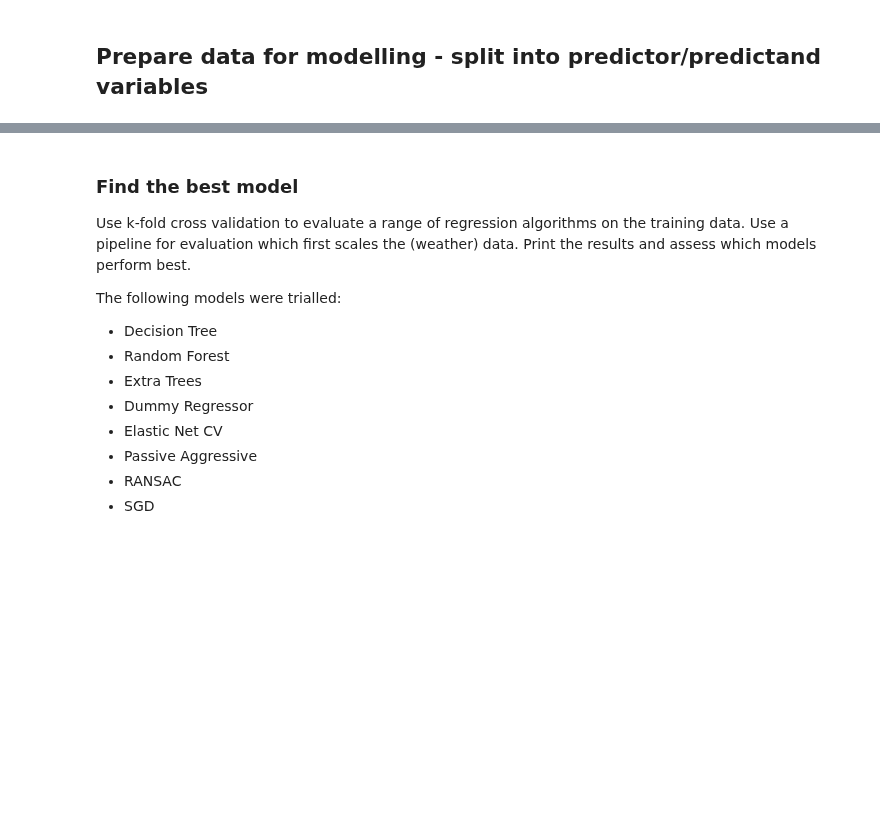
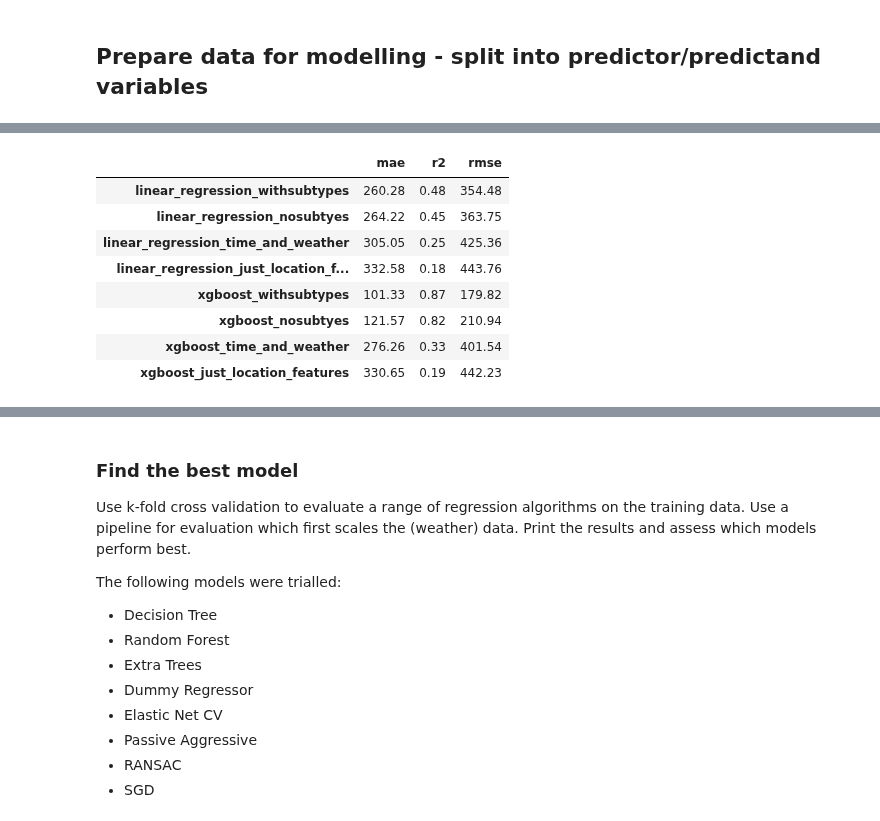
Before and after one commit to nickmalleson/footfall, a Jupyter notebook: MelbourneAnalysis/Modelling/NewModelling-testingCV.ipynb, the cells around one changed output, grey strips where cells are left out. Cells and saved outputs as stored; diff of their text form; code cells hidden in the pictures; blank space fills up the shorter version.

```diff
--- a/MelbourneAnalysis/Modelling/NewModelling-testingCV.ipynb
+++ b/MelbourneAnalysis/Modelling/NewModelling-testingCV.ipynb
@@ -685,0 +226,12 @@ ax.set_ylabel('Actual', fontsize = 30)
+# %%
+error_metric_scores
+# %% [output]
+|  | mae | r2 | rmse |
+| linear_regression_withsubtypes | 260.28 | 0.48 | 354.48 |
+| linear_regression_nosubtyes | 264.22 | 0.45 | 363.75 |
+| linear_regression_time_and_weather | 305.05 | 0.25 | 425.36 |
+| linear_regression_just_location_f... | 332.58 | 0.18 | 443.76 |
+| xgboost_withsubtypes | 101.33 | 0.87 | 179.82 |
+| xgboost_nosubtyes | 121.57 | 0.82 | 210.94 |
+| xgboost_time_and_weather | 276.26 | 0.33 | 401.54 |
+| xgboost_just_location_features | 330.65 | 0.19 | 442.23 |
```
Also changed, not shown: parts of 82 cells of this notebook.
